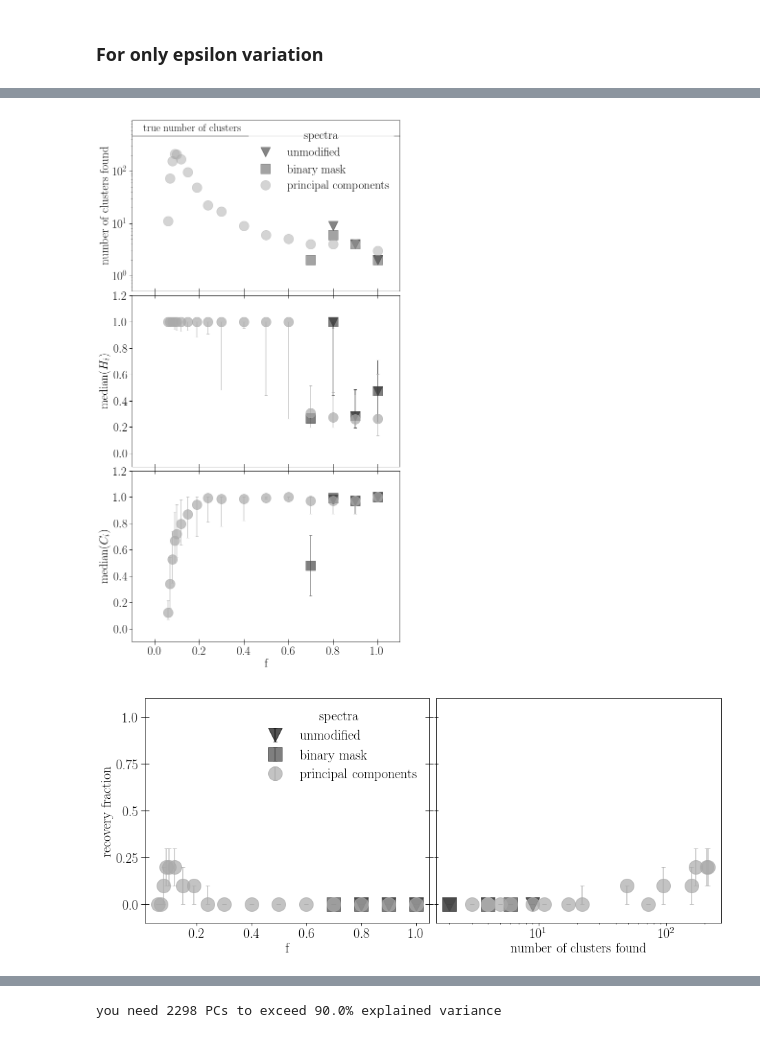
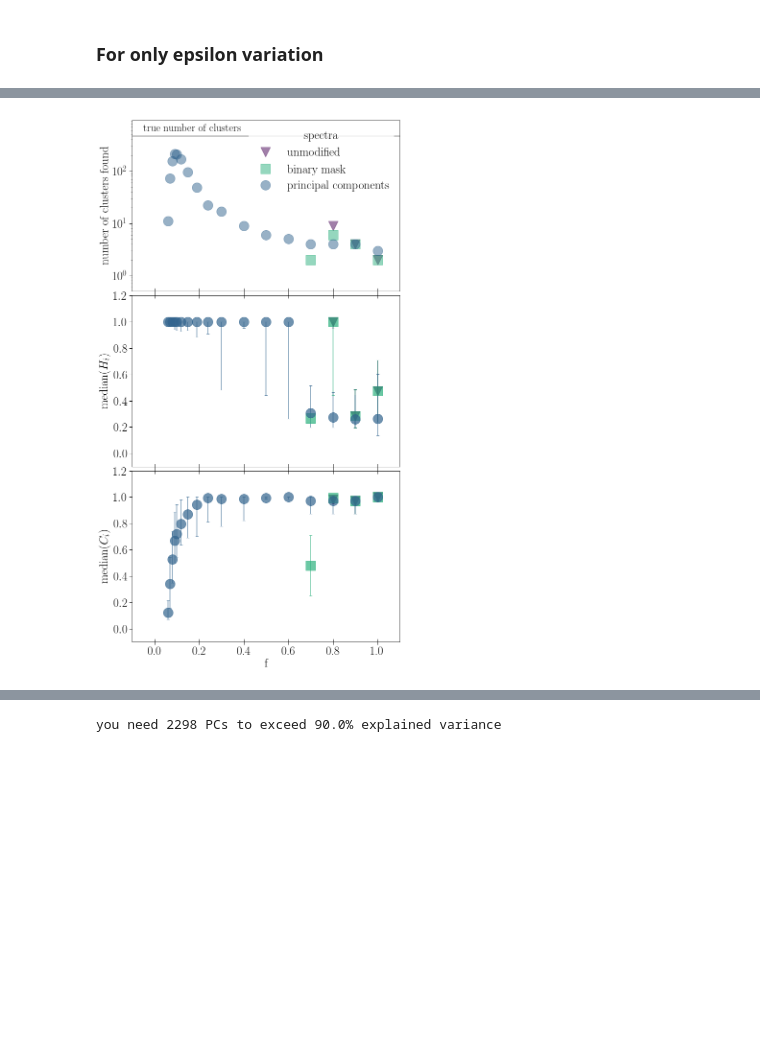
Before and after one commit to npricejones/clustercases, a Jupyter notebook: paper_plots.ipynb, the cells around one changed output, grey strips where cells are left out. Drawn from its saved outputs; the diff is of its cells as text; code cells hidden in the pictures; blank space fills up the shorter version.

```diff
--- a/paper_plots.ipynb
+++ b/paper_plots.ipynb
@@ -127,4 +118,12 @@ for key in keys:
 ... (3 outputs left out)
+# %%
+cmap = plt.get_cmap('viridis')(np.linspace(0,0.8,6))
+colors={'spec':cmap[0],
+        'toph':cmap[4],
+        'prin30':cmap[2],
+        'abun':cmap[1],
+        'tabn':cmap[3],
+        'labn':cmap[5]}
 # %%
 keys = list(typenames.keys())
 keys = ['spec','toph','prin30']
@@ -210,65 +209,64 @@ for key in keys:
             plt.ylabel('median($C_i$)')
             plt.errorbar(eps[mask],ss['stdcom'][:,1][mask],yerr=[ss['stdcom'][:,1][mask]-ss['stdcom'][:,0][mask],ss['stdcom'][:,2][mask]-ss['stdcom'][:,1][mask]],capsize=3,label='{0}'.format(names[key]),alpha=alphas[key],color=colors[key],markersize=sizes[key],marker=shapes[key],ls='None')
             plt.ylim(-0.1,1.2)
             plt.xlim(-0.1,1.1)
             plt.xlabel('f')
             plt.xticks(fticks,fticks)
             plt.tick_params(axis='x',direction='inout',length=12,width=1,bottom=True,top=True)
             plt.tick_params(axis='y',direction='out',length=6,width=1)
 #             ax = plt.subplot(424)
 #             ax.set_xscale("log")
 #             if key ==keys[0]:
 #                 plt.axhline(1,color='k',lw=1,alpha=0.4,ls='--',label='max value')
 #             plt.errorbar(ss['numc'][mask],ss['stdcom'][:,1][mask],alpha=alphas[key],yerr=[ss['stdcom'][:,1][mask]-ss['stdcom'][:,0][mask],ss['stdcom'][:,2][mask]-ss['stdcom'][:,1][mask]],capsize=3,color=colors[key],markersize=sizes[key],marker=shapes[key],ls='None')
 #             plt.ylim(-0.1,1.2)
 #             plt.subplot(425)
 #             if key ==keys[0]:
 #                 plt.axhline(1,color='k',lw=1,alpha=0.4,ls='--',label='max value')
 #             plt.ylabel('silhouette coefficient')
 #             plt.errorbar(eps[mask],ss['stdfsi'][:,1][mask],label='{0}'.format(typenames[key]),yerr=[ss['stdfsi'][:,1][mask]-ss['stdfsi'][:,0][mask],ss['stdfsi'][:,2][mask]-ss['stdfsi'][:,1][mask]],capsize=3,alpha=alphas[key],color=colors[key],markersize=sizes[key],marker=shapes[key],ls='None')
 #             plt.ylim(-1.1,1.2)
 #             ax = plt.subplot(426)
 #             ax.set_xscale("log")
 #             if key ==keys[0]:
 #                 plt.axhline(1,color='k',lw=1,alpha=0.4,ls='--',label='max value')
 #             plt.errorbar(ss['numc'][mask],ss['stdfsi'][:,1][mask],alpha=alphas[key],yerr=[ss['stdfsi'][:,1][mask]-ss['stdfsi'][:,0][mask],ss['stdfsi'][:,2][mask]-ss['stdfsi'][:,1][mask]],capsize=3,color=colors[key],markersize=sizes[key],marker=shapes[key],ls='None')
 #             plt.ylim(-1.1,1.2)
             plt.subplots_adjust(hspace=0.025)
-            font = {'family': 'serif',
-                    'weight': 'normal',
-                    'size'  :  20 # Tune this according to personal preference
-                    }
-            matplotlib.rc('font',**font)
-            plt.figure(2,figsize=(15,6))
-            plt.subplot(121)
-            plt.ylabel('recovery fraction')
-            plt.xlabel('f')
-            #if key ==keys[0]:
-            #    plt.axhline(1,color='k',lw=1,alpha=0.4,ls='--',label='max value')
-            plt.errorbar(eps[mask],ss['fstd'][:,1][mask],yerr=[ss['fstd'][:,1][mask]-ss['fstd'][:,0][mask],ss['fstd'][:,2][mask]-ss['fstd'][:,1][mask]],alpha=alphas[key],capsize=3,color=colors[key],markersize=sizes[key],marker=shapes[key],ls='None',label='{0}'.format(names[key]))
-            plt.ylim(-0.1,1.1)
-            rticks = np.arange(0,1.25,0.25)
-            plt.tick_params(axis='y',direction='inout',length=12,width=1,left=True,right=True)
-            plt.yticks(rticks,rticks)
-            legend = plt.legend(loc='best',title=legendtitle)
-            legend.get_frame().set_linewidth(0.0)
-            ax = plt.subplot(122)
-            ax.set_xscale("log")
-            #if key ==keys[0]:
-            #    plt.axhline(1,color='k',lw=1,alpha=0.4,ls='--',label='max value')
-            plt.errorbar(ss['numc'][mask],ss['fstd'][:,1][mask],yerr=[ss['fstd'][:,1][mask]-ss['fstd'][:,0][mask],ss['fstd'][:,2][mask]-ss['fstd'][:,1][mask]],alpha=alphas[key],capsize=3,color=colors[key],markersize=sizes[key],marker=shapes[key],ls='None')
-            plt.tick_params(axis='y',direction='inout',length=6,width=1,left=True,right=False)
-            plt.yticks(rticks,['']*len(rticks))
-            plt.ylim(-0.1,1.1)
-            plt.xlabel('number of clusters found')
-            plt.subplots_adjust(wspace=0.025)
-plt.figure(2)
-plt.savefig('recv_spec_5e4.pdf')
+#             font = {'family': 'serif',
+#                     'weight': 'normal',
+#                     'size'  :  20 # Tune this according to personal preference
+#                     }
+#             matplotlib.rc('font',**font)
+#             plt.figure(2,figsize=(15,6))
+#             plt.subplot(121)
+#             plt.ylabel('recovery fraction')
+#             plt.xlabel('f')
+#             #if key ==keys[0]:
+#             #    plt.axhline(1,color='k',lw=1,alpha=0.4,ls='--',label='max value')
+#             plt.errorbar(eps[mask],ss['fstd'][:,1][mask],yerr=[ss['fstd'][:,1][mask]-ss['fstd'][:,0][mask],ss['fstd'][:,2][mask]-ss['fstd'][:,1][mask]],alpha=alphas[key],capsize=3,color=colors[key],markersize=sizes[key],marker=shapes[key],ls='None',label='{0}'.format(names[key]))
+#             plt.ylim(-0.1,1.1)
+#             rticks = np.arange(0,1.25,0.25)
+#             plt.tick_params(axis='y',direction='inout',length=12,width=1,left=True,right=True)
+#             plt.yticks(rticks,rticks)
+#             legend = plt.legend(loc='best',title=legendtitle)
+#             legend.get_frame().set_linewidth(0.0)
+#             ax = plt.subplot(122)
+#             ax.set_xscale("log")
+#             #if key ==keys[0]:
+#             #    plt.axhline(1,color='k',lw=1,alpha=0.4,ls='--',label='max value')
+#             plt.errorbar(ss['numc'][mask],ss['fstd'][:,1][mask],yerr=[ss['fstd'][:,1][mask]-ss['fstd'][:,0][mask],ss['fstd'][:,2][mask]-ss['fstd'][:,1][mask]],alpha=alphas[key],capsize=3,color=colors[key],markersize=sizes[key],marker=shapes[key],ls='None')
+#             plt.tick_params(axis='y',direction='inout',length=6,width=1,left=True,right=False)
+#             plt.yticks(rticks,['']*len(rticks))
+#             plt.ylim(-0.1,1.1)
+#             plt.xlabel('number of clusters found')
+#             plt.subplots_adjust(wspace=0.025)
+# plt.figure(2)
+# plt.savefig('recv_spec_5e4.pdf')
 plt.figure(1)
 plt.savefig('stats_spec_5e4.pdf')
 # %% [output]
-[figure, old version]
+[figure, new version]
-[figure, removed]
 # %%
 keys = list(typenames.keys())
 keys = ['abun','labn','tabn']#,'reda','trda']
```
Also changed, not shown: parts of 20 cells of this notebook.
